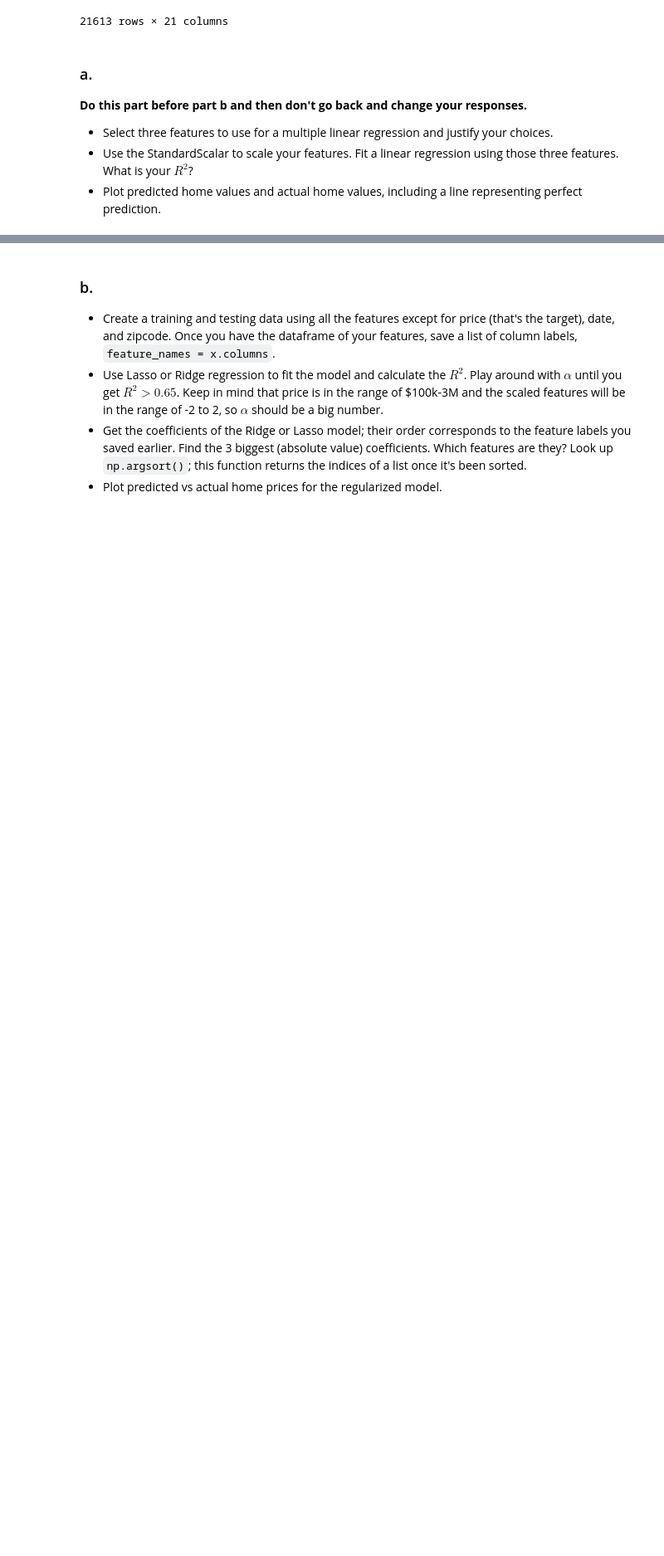
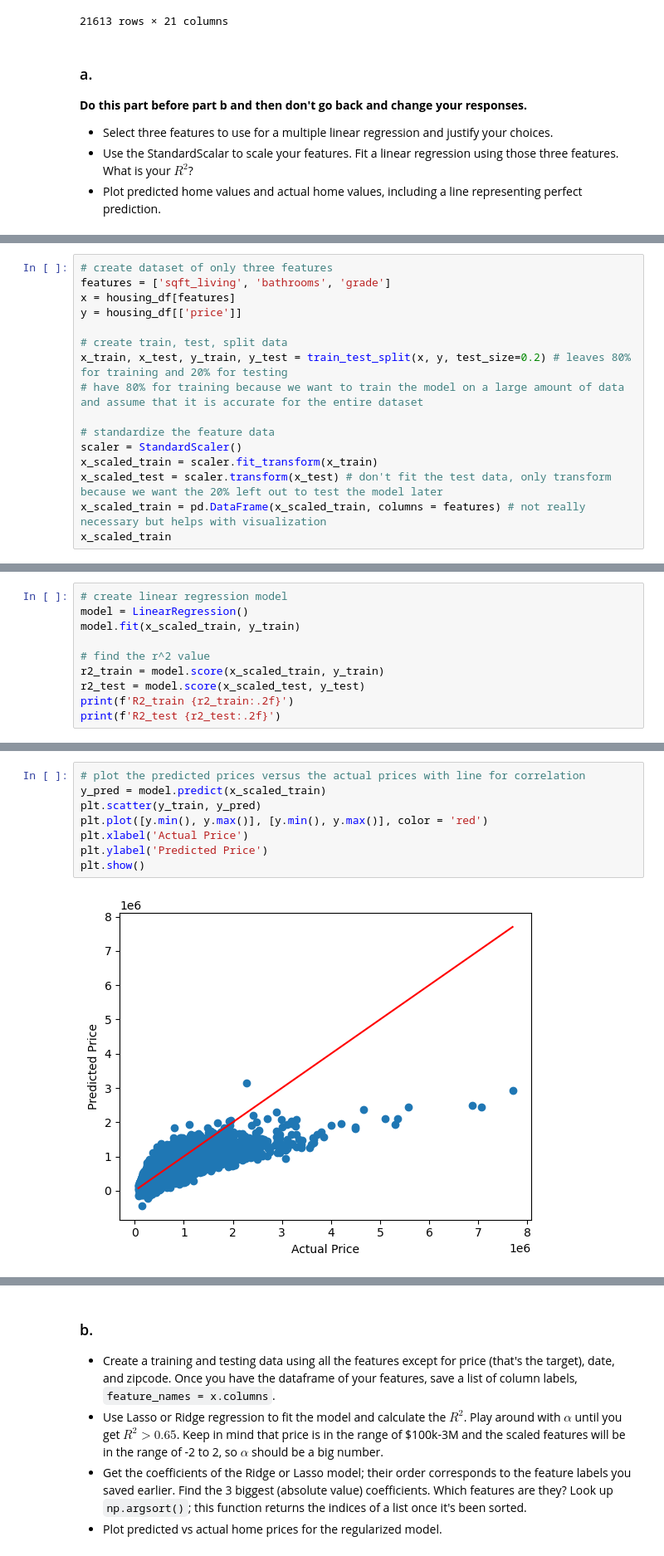
Before and after one commit to GettysburgDataScience/ps1-linear-regression-andeka04, a Jupyter notebook: PS1.ipynb, the cells around one changed output, grey strips where cells are left out. Shown: that part at 83% size. Saved outputs shown, nothing was run; the diff lists cells and outputs as text; blank space fills up the shorter version.

```diff
--- a/PS1.ipynb
+++ b/PS1.ipynb
@@ -165,0 +246,16 @@ Which features are you using and why?
+# %%
+# create dataset of only three features
+features = ['sqft_living', 'bathrooms', 'grade']
+x = housing_df[features]
+y = housing_df[['price']]
+
+# create train, test, split data
+x_train, x_test, y_train, y_test = train_test_split(x, y, test_size=0.2) # leaves 80% for training and 20% for testing
+# have 80% for training because we want to train the model on a large amount of data and assume that it is accurate for the entire dataset
+
+# standardize the feature data
+scaler = StandardScaler()
+x_scaled_train = scaler.fit_transform(x_train)
+x_scaled_test = scaler.transform(x_test) # don't fit the test data, only transform because we want the 20% left out to test the model later
+x_scaled_train = pd.DataFrame(x_scaled_train, columns = features) # not really necessary but helps with visualization
+x_scaled_train
@@ -165,0 +276,10 @@ Which features are you using and why?
+# %%
+# create linear regression model
+model = LinearRegression()
+model.fit(x_scaled_train, y_train)
+
+# find the r^2 value
+r2_train = model.score(x_scaled_train, y_train)
+r2_test = model.score(x_scaled_test, y_test)
+print(f'R2_train {r2_train:.2f}')
+print(f'R2_test {r2_test:.2f}')
@@ -165,0 +289,10 @@ Which features are you using and why?
+# %%
+# plot the predicted prices versus the actual prices with line for correlation
+y_pred = model.predict(x_scaled_train)
+plt.scatter(y_train, y_pred)
+plt.plot([y.min(), y.max()], [y.min(), y.max()], color = 'red')
+plt.xlabel('Actual Price')
+plt.ylabel('Predicted Price')
+plt.show()
+# %% [output]
+[figure, added]
```
Also changed, not shown: parts of 27 cells of this notebook.
